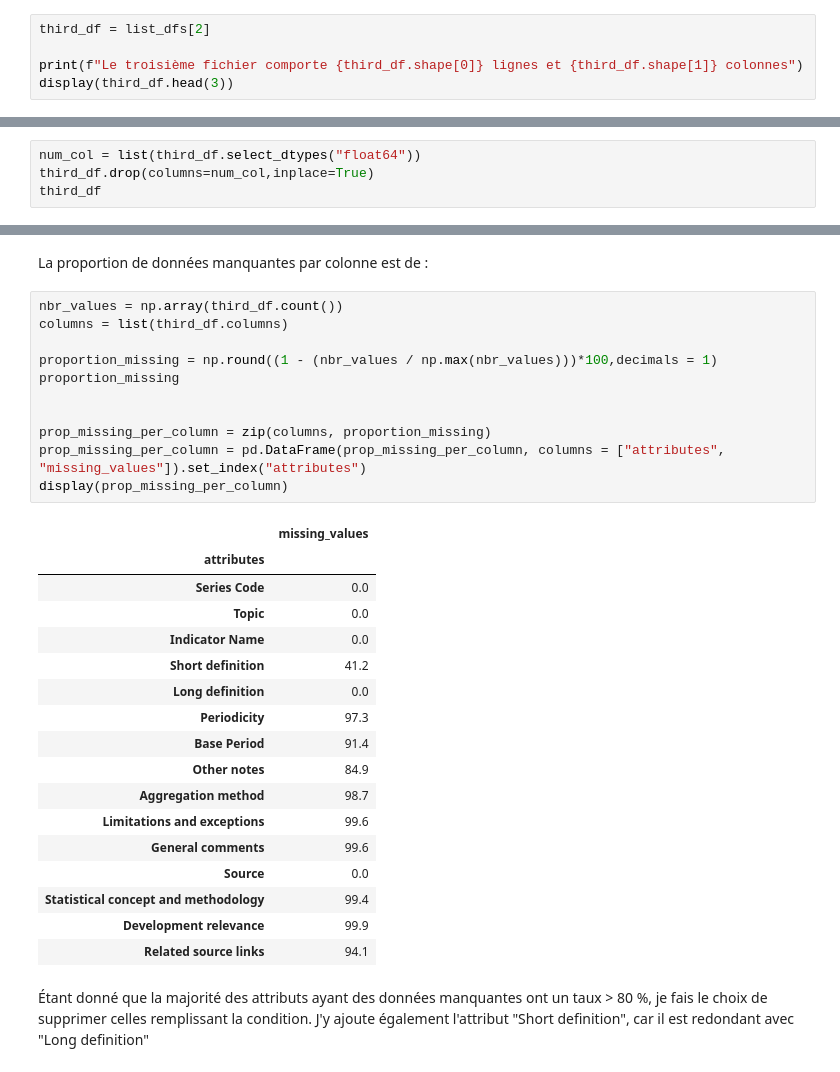
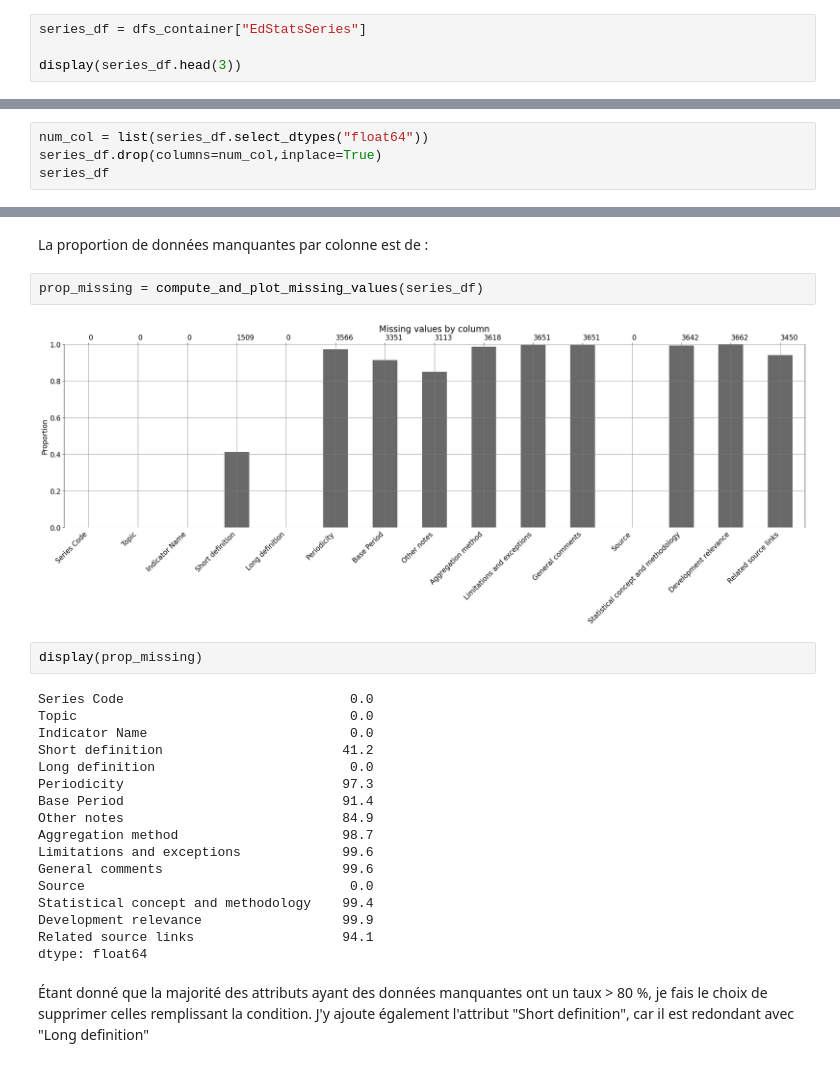
Before and after one commit to arnaud-degreze/OCR-Projet-2, a Jupyter notebook: Exo1.ipynb, the cells around one changed output, grey strips where cells are left out. Drawn from its saved outputs; the diff is of its cells as text.

```diff
--- a/Exo1.ipynb
+++ b/Exo1.ipynb
@@ -360,8 +407,7 @@ Name: count, Length: 242, dtype: int64
 # %% [markdown]
 ## Troisième dataset
 # %%
-third_df = list_dfs[2]
+series_df = dfs_container["EdStatsSeries"]
 
-print(f"Le troisième fichier comporte {third_df.shape[0]} lignes et {third_df.shape[1]} colonnes")
-display(third_df.head(3))
+display(series_df.head(3))
 # %% [output]
@@ -406,9 +451,9 @@ third_df.describe()
 # %% [markdown]
 Selon df.info(), nous avons 6 attributs numériques et 15 attributs catégoriels. De plus, les attributs numériques sont exempts de données, étant remplis de NaN. Ce faisant, nous pouvons les supprimer.
 # %%
-num_col = list(third_df.select_dtypes("float64"))
-third_df.drop(columns=num_col,inplace=True)
-third_df
+num_col = list(series_df.select_dtypes("float64"))
+series_df.drop(columns=num_col,inplace=True)
+series_df
 # %% [output]
 |  | Series Code | Topic | Indicator Name | Short definition | Long definition | Periodicity | Base Period | ... |
 | 0 | BAR.NOED.1519.FE.ZS | Attainment | Barro-Lee: Percentage of female p... | Percentage of female population a... | Percentage of female population a... | NaN | NaN | ... |
@@ -426,34 +471,28 @@ third_df
 # %% [markdown]
 La proportion de données manquantes par colonne est de :
 # %%
-nbr_values = np.array(third_df.count())
-columns = list(third_df.columns)
-
-proportion_missing = np.round((1 - (nbr_values / np.max(nbr_values)))*100,decimals = 1)
-proportion_missing
-
-
-prop_missing_per_column = zip(columns, proportion_missing)
-prop_missing_per_column = pd.DataFrame(prop_missing_per_column, columns = ["attributes", "missing_values"]).set_index("attributes")
-display(prop_missing_per_column)
+prop_missing = compute_and_plot_missing_values(series_df)
 # %% [output]
-|  | missing_values |
-| attributes |  |
-| Series Code | 0.0 |
-| Topic | 0.0 |
-| Indicator Name | 0.0 |
-| Short definition | 41.2 |
-| Long definition | 0.0 |
-| Periodicity | 97.3 |
-| Base Period | 91.4 |
-| Other notes | 84.9 |
-| Aggregation method | 98.7 |
-| Limitations and exceptions | 99.6 |
-| General comments | 99.6 |
-| Source | 0.0 |
-| Statistical concept and methodology | 99.4 |
-| Development relevance | 99.9 |
-| Related source links | 94.1 |
+[figure, added]
+# %%
+display(prop_missing)
+# %% [output]
+Series Code                             0.0
+Topic                                   0.0
+Indicator Name                          0.0
+Short definition                       41.2
+Long definition                         0.0
+Periodicity                            97.3
+Base Period                            91.4
+Other notes                            84.9
+Aggregation method                     98.7
+Limitations and exceptions             99.6
+General comments                       99.6
+Source                                  0.0
+Statistical concept and methodology    99.4
+Development relevance                  99.9
+Related source links                   94.1
+dtype: float64
 # %% [markdown]
 Étant donné que la majorité des attributs ayant des données manquantes ont un taux > 80 %, je fais le choix de supprimer celles remplissant la condition. J'y ajoute également l'attribut "Short definition", car il est redondant avec "Long definition"
 # %%
```
Also changed, not shown: parts of 53 cells of this notebook.
